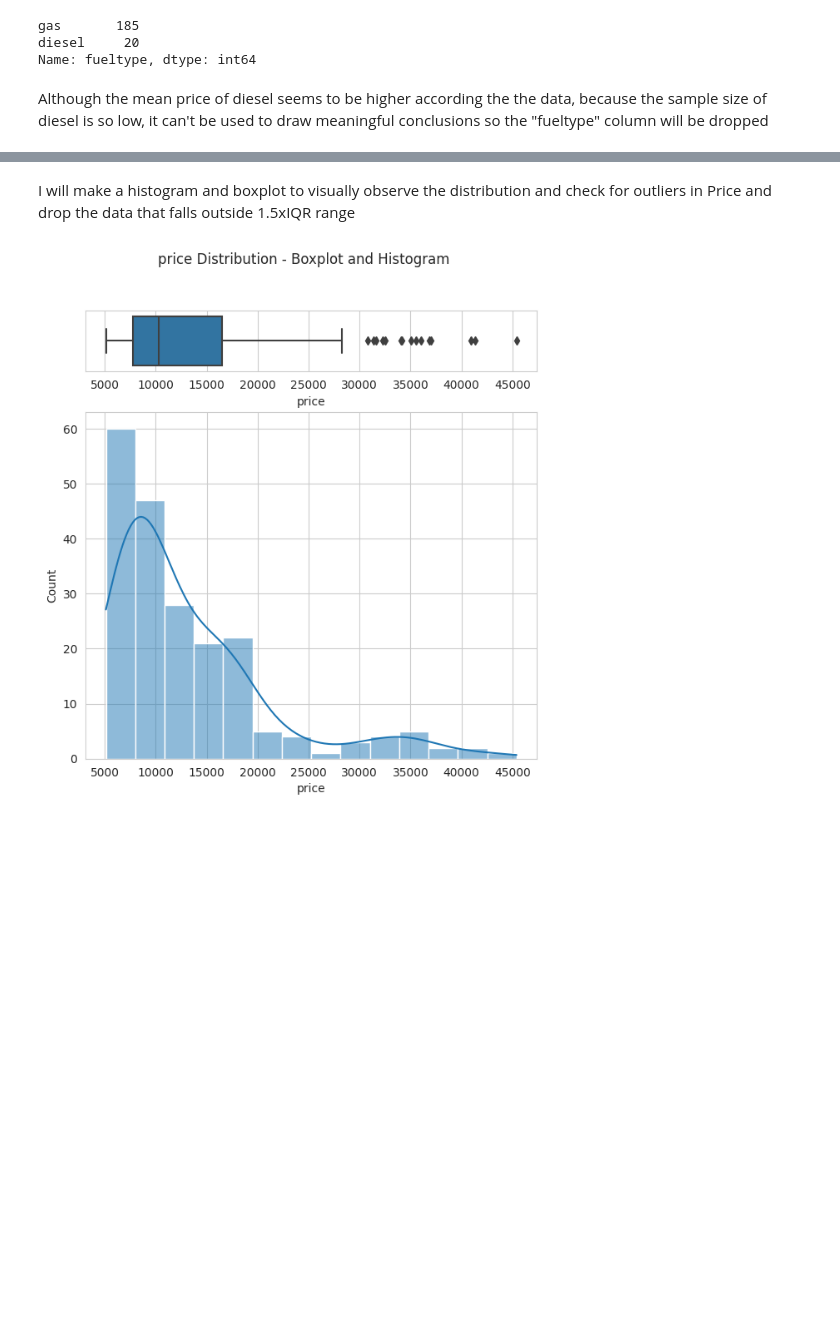
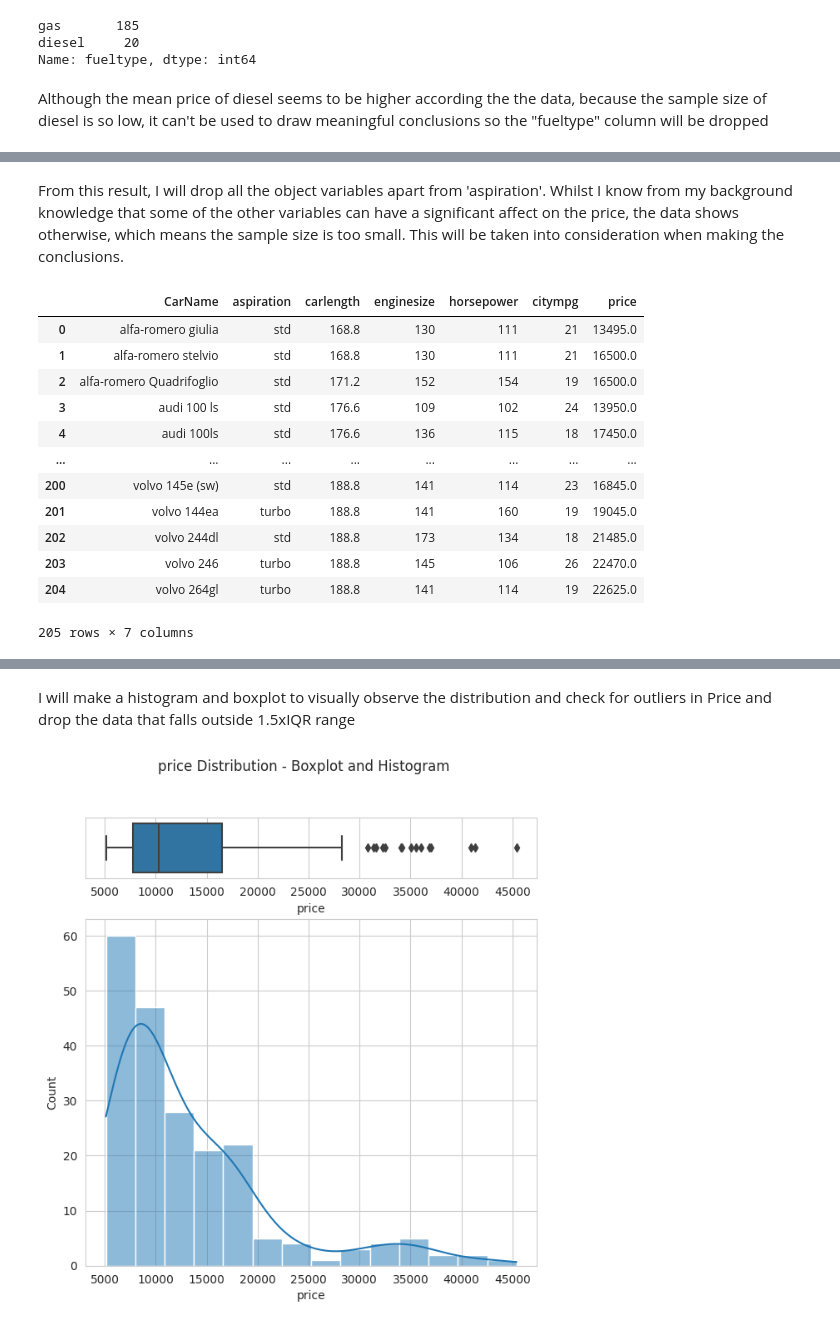
Before and after one commit to Tee-DataA/Hackathon1, a Jupyter notebook: jupyter_notebooks/Notebook_Template.ipynb, the cells around one changed output, grey strips where cells are left out. Saved outputs shown, nothing was run; the diff lists cells and outputs as text; code cells hidden in the pictures; blank space fills up the shorter version.

```diff
--- a/jupyter_notebooks/Notebook_Template.ipynb
+++ b/jupyter_notebooks/Notebook_Template.ipynb
@@ -191,0 +268,19 @@ Although the mean price of diesel seems to be higher according the the data, bec
+# %% [markdown]
+From this result, I will drop all the object variables apart from 'aspiration'. Whilst I know from my background knowledge that some of the other variables can have a significant affect on the price, the data shows otherwise, which means the sample size is too small. This will be taken into consideration when making the conclusions.
+# %%
+df_pp_final = df_pp.drop(columns=['doornumber','carbody','drivewheel','enginelocation','enginetype','cylindernumber','fuelsystem'])
+df_pp_final
+# %% [output]
+|  | CarName | aspiration | carlength | enginesize | horsepower | citympg | price |
+| 0 | alfa-romero giulia | std | 168.8 | 130 | 111 | 21 | 13495.0 |
+| 1 | alfa-romero stelvio | std | 168.8 | 130 | 111 | 21 | 16500.0 |
+| 2 | alfa-romero Quadrifoglio | std | 171.2 | 152 | 154 | 19 | 16500.0 |
+| 3 | audi 100 ls | std | 176.6 | 109 | 102 | 24 | 13950.0 |
+| 4 | audi 100ls | std | 176.6 | 136 | 115 | 18 | 17450.0 |
+| ... | ... | ... | ... | ... | ... | ... | ... |
+| 200 | volvo 145e (sw) | std | 188.8 | 141 | 114 | 23 | 16845.0 |
+| 201 | volvo 144ea | turbo | 188.8 | 141 | 160 | 19 | 19045.0 |
+| 202 | volvo 244dl | std | 188.8 | 173 | 134 | 18 | 21485.0 |
+| 203 | volvo 246 | turbo | 188.8 | 145 | 106 | 26 | 22470.0 |
+| 204 | volvo 264gl | turbo | 188.8 | 141 | 114 | 19 | 22625.0 |
+205 rows × 7 columns
```
Also changed, not shown: parts of 22 cells of this notebook.
